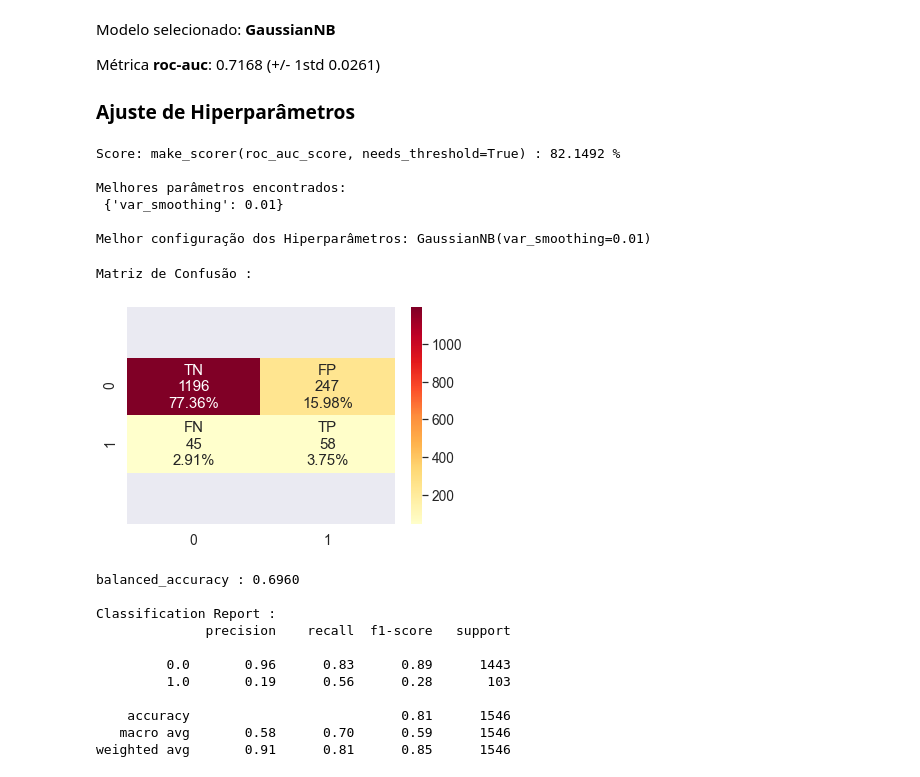
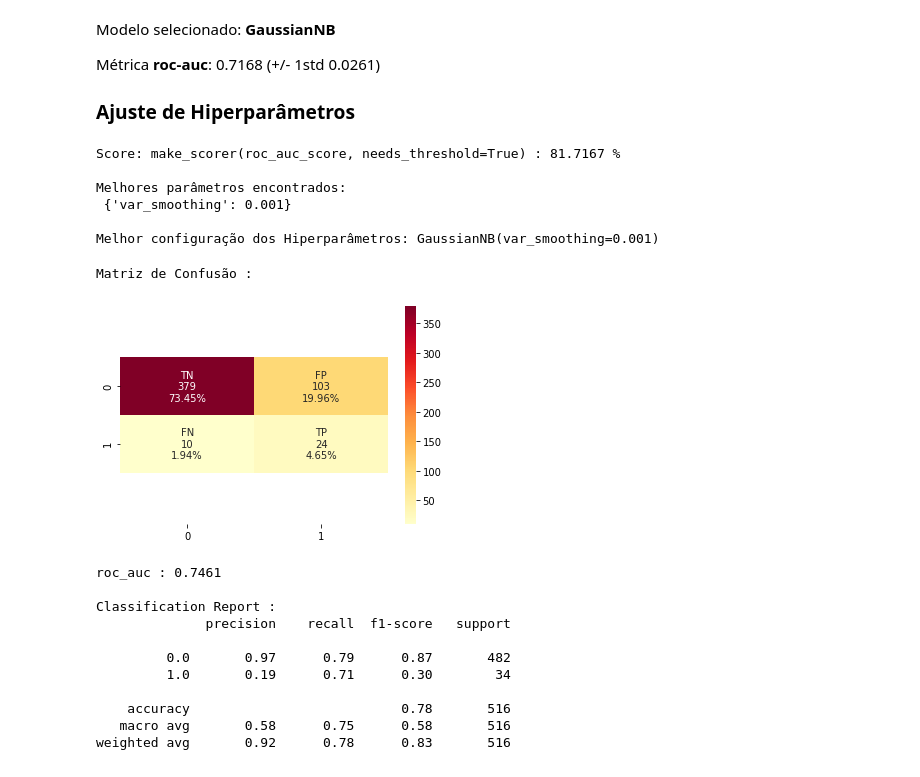
Before and after one commit to lcroffi/A3Data, a Jupyter notebook: Desafio Téscnico A3 Data.ipynb, the cells around one changed output. Saved outputs shown, nothing was run; the diff lists cells and outputs as text; code cells hidden in the pictures.

```diff
--- a/Desafio Téscnico A3 Data.ipynb
+++ b/Desafio Téscnico A3 Data.ipynb
@@ -712,11 +712,11 @@ from sklearn.model_selection import train_test_split
 
 modelo = GaussianNB()
 
-parameter_space = {'var_smoothing':[1e-2, 1e-3, 1e-4, 1e-5, 1e-6, 1e-7, 1e-8, 1e-9, 1e-10, 1e-11, 1e-12, 1e-13, 1e-14, 1e-15]}
+parameter_space = {'var_smoothing':[1e-3, 1e-4, 1e-5, 1e-6, 1e-7, 1e-8, 1e-9, 1e-10, 1e-11, 1e-12, 1e-13, 1e-14, 1e-15]}
 
 grid = GridSearchCV(modelo, parameter_space, scoring = 'roc_auc', n_jobs=-1, cv=10)
 
-X_train, X_test, y_train, y_test = train_test_split(X_rescaled, y, stratify=y, test_size=0.3, random_state=seed)
+X_train, X_test, y_train, y_test = train_test_split(X_rescaled, y, stratify=y, test_size=0.1, random_state=seed)
 
 grid.fit(X_train, y_train)
 
@@ -727,50 +727,50 @@ print('Melhores parâmetros encontrados:\n', grid.best_params_)
 print()
 print("Melhor configuração dos Hiperparâmetros:", grid.best_estimator_)
 # %% [output]
-Score: make_scorer(roc_auc_score, needs_threshold=True) : 82.1492 %
+Score: make_scorer(roc_auc_score, needs_threshold=True) : 81.7167 %
 
 Melhores parâmetros encontrados:
- {'var_smoothing': 0.01}
+ {'var_smoothing': 0.001}
 
-Melhor configuração dos Hiperparâmetros: GaussianNB(var_smoothing=0.01)
+Melhor configuração dos Hiperparâmetros: GaussianNB(var_smoothing=0.001)
 # %%
 from sklearn.metrics import classification_report
 
-modelo_opt = GaussianNB(var_smoothing=0.01)
+modelo_opt = GaussianNB(var_smoothing=0.001)
 
 modelo_opt.fit(X_train, y_train)
 
 y_pred_opt = modelo_opt.predict(X_test)
 c_matrix_opt = confusion_matrix(y_test, y_pred_opt)
 
 print('Matriz de Confusão :')
 c_matrix = c_matrix_opt
 group_names = ['TN','FP','FN','TP']
 group_counts = ['{0:0.0f}'.format(value) for value in c_matrix.flatten()]
 group_percentages = ['{0:.2%}'.format(value) for value in c_matrix.flatten()/np.sum(c_matrix)]
 labels = [f'{v1}\n{v2}\n{v3}' for v1, v2, v3 in zip(group_names, group_counts, group_percentages)]
 labels = np.asarray(labels).reshape(2, 2)
 sns.heatmap(c_matrix, annot=labels, fmt='', cmap='YlOrRd')
 i, m = plt.ylim()
 i += 0.9
 m += -0.9
 plt.ylim(i, m)
 plt.show()
-print('balanced_accuracy : %.4f' % roc_auc(y_test, y_pred_opt))
+print('roc_auc : %.4f' % roc_auc(y_test, y_pred_opt))
 print()
 print('Classification Report : ')
 print(classification_report(y_test, y_pred_opt))
 # %% [output]
 Matriz de Confusão :
-[figure, old version]
+[figure, new version]
-balanced_accuracy : 0.6960
+roc_auc : 0.7461
 
 Classification Report :
               precision    recall  f1-score   support
 
-         0.0       0.96      0.83      0.89      1443
-         1.0       0.19      0.56      0.28       103
+         0.0       0.97      0.79      0.87       482
+         1.0       0.19      0.71      0.30        34
 
-    accuracy                           0.81      1546
-   macro avg       0.58      0.70      0.59      1546
-weighted avg       0.91      0.81      0.85      1546
+    accuracy                           0.78       516
+   macro avg       0.58      0.75      0.58       516
+weighted avg       0.92      0.78      0.83       516
```
Also changed, not shown: parts of 1 cell of this notebook.
